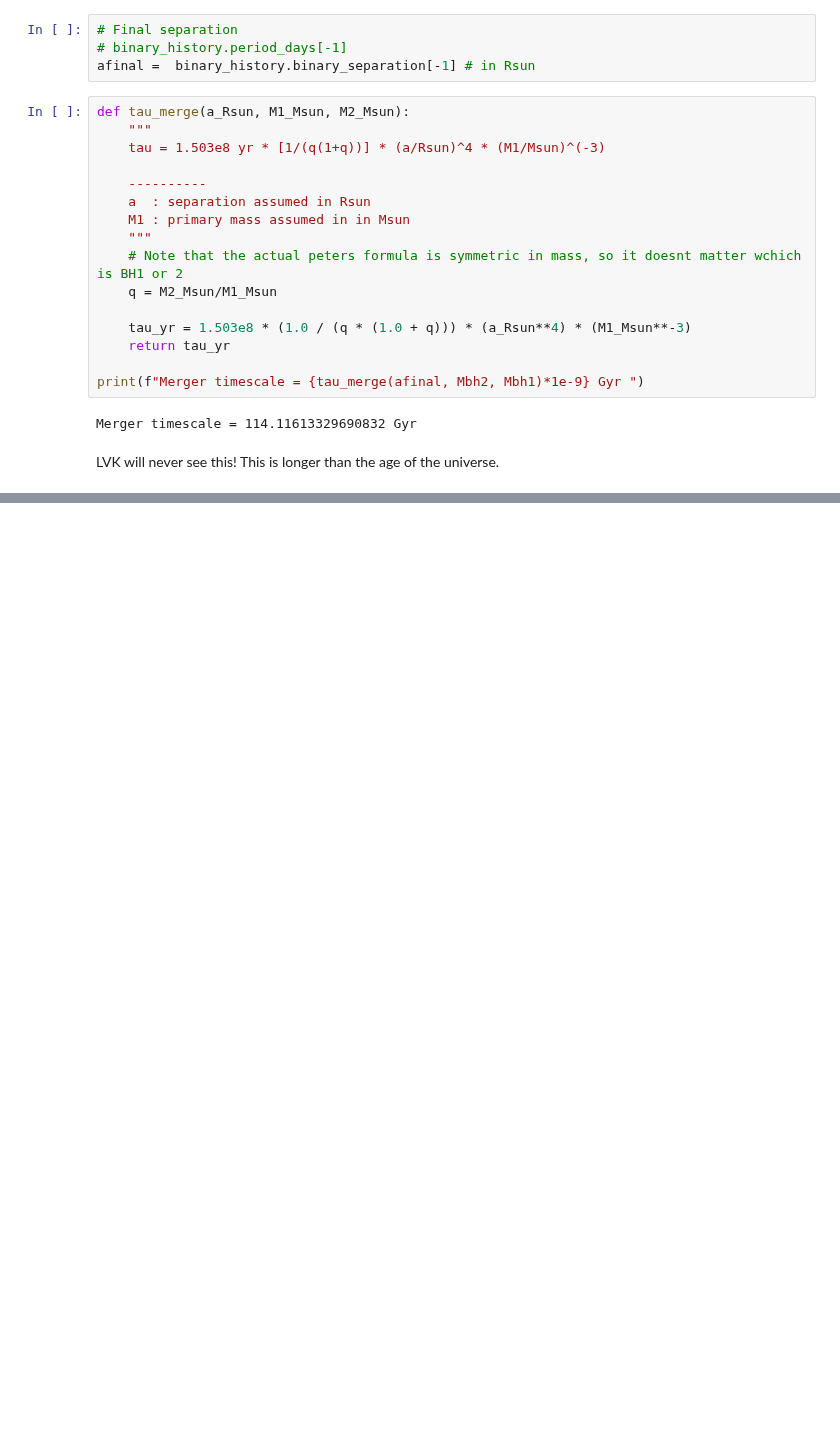
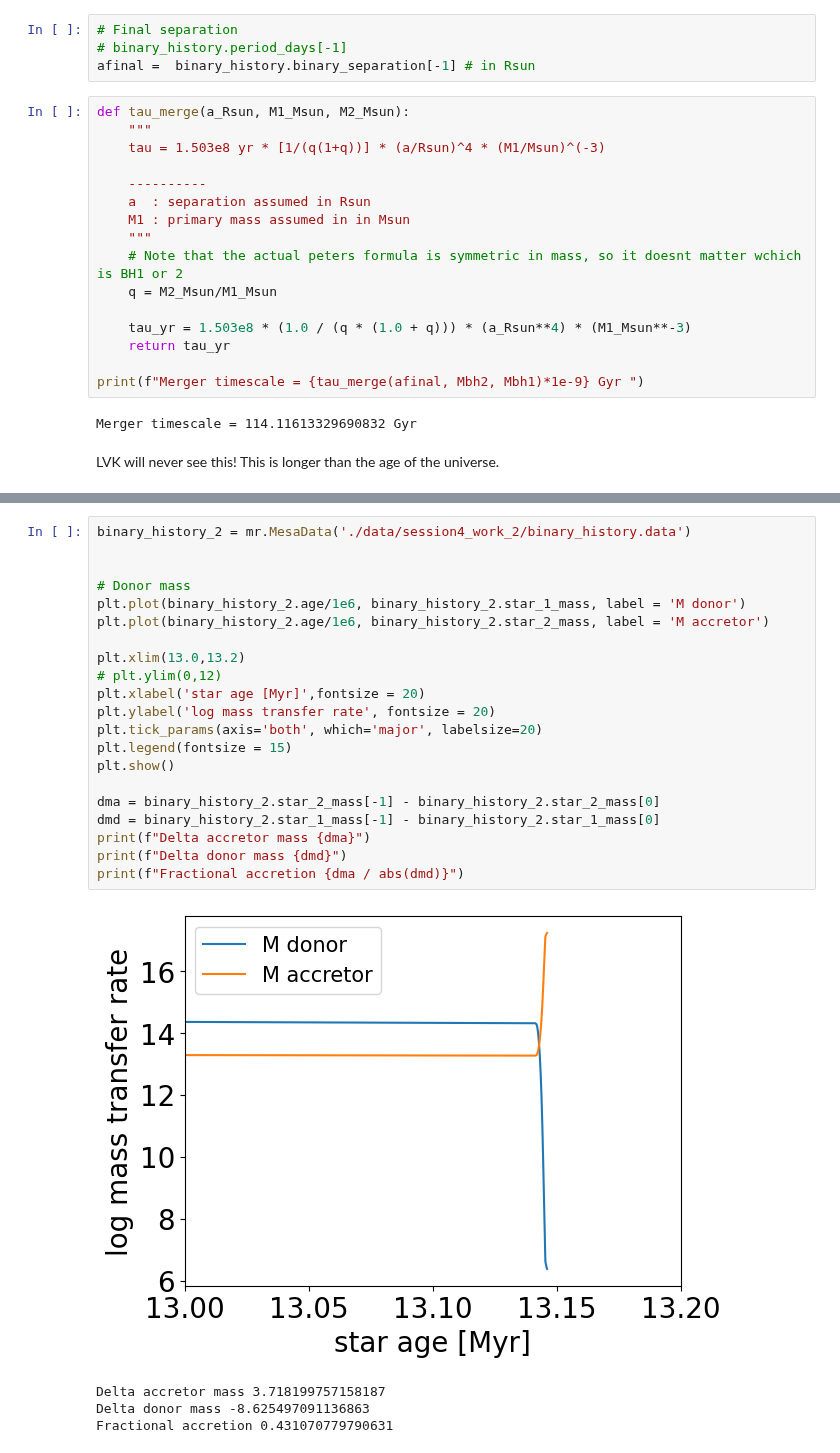
Before and after one commit to LiekeVanSon/ASBE-course, a Jupyter notebook: practicum/session4/solutions_session4/solutions_session4.ipynb, the cells around one changed output, grey strips where cells are left out. Saved outputs shown, nothing was run; the diff lists cells and outputs as text; blank space fills up the shorter version.

Commit message:
Finished session 4 and its solutions

```diff
--- a/practicum/session4/solutions_session4/solutions_session4.ipynb
+++ b/practicum/session4/solutions_session4/solutions_session4.ipynb
@@ -344,0 +345,26 @@ LVK will never see this! This is longer than the age of the universe.
+# %%
+binary_history_2 = mr.MesaData('./data/session4_work_2/binary_history.data')
+
+
+# Donor mass
+plt.plot(binary_history_2.age/1e6, binary_history_2.star_1_mass, label = 'M donor')
+plt.plot(binary_history_2.age/1e6, binary_history_2.star_2_mass, label = 'M accretor')
+
+plt.xlim(13.0,13.2)
+# plt.ylim(0,12)
+plt.xlabel('star age [Myr]',fontsize = 20)
+plt.ylabel('log mass transfer rate', fontsize = 20)
+plt.tick_params(axis='both', which='major', labelsize=20)
+plt.legend(fontsize = 15)
+plt.show()
+
+dma = binary_history_2.star_2_mass[-1] - binary_history_2.star_2_mass[0]
+dmd = binary_history_2.star_1_mass[-1] - binary_history_2.star_1_mass[0]
+print(f"Delta accretor mass {dma}")
+print(f"Delta donor mass {dmd}")
+print(f"Fractional accretion {dma / abs(dmd)}")
+# %% [output]
+[figure, added]
+Delta accretor mass 3.718199757158187
+Delta donor mass -8.625497091136863
+Fractional accretion 0.431070779790631
```
Also changed, not shown: parts of 7 cells of this notebook, 6 other files.
